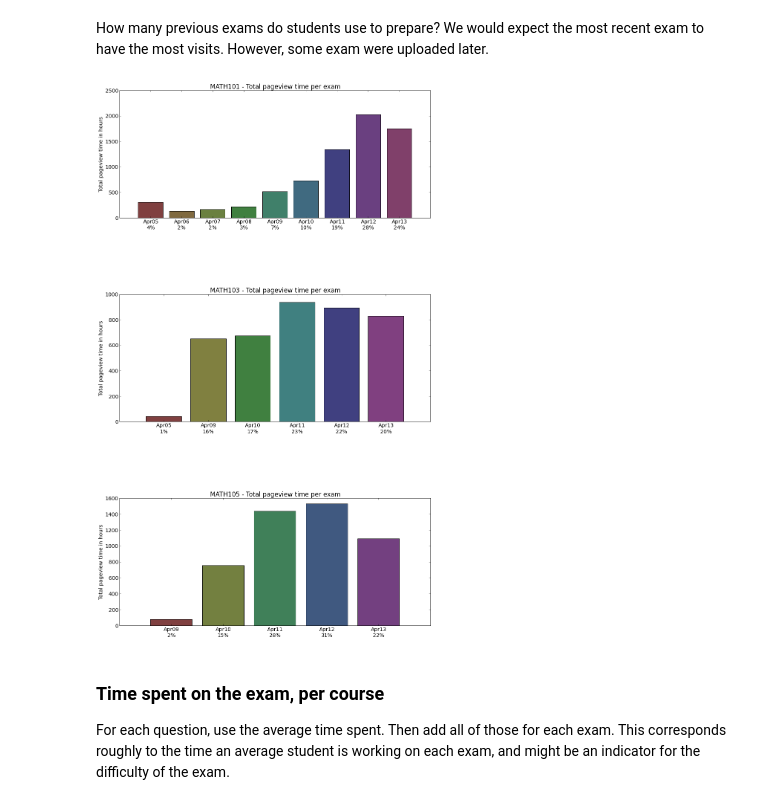
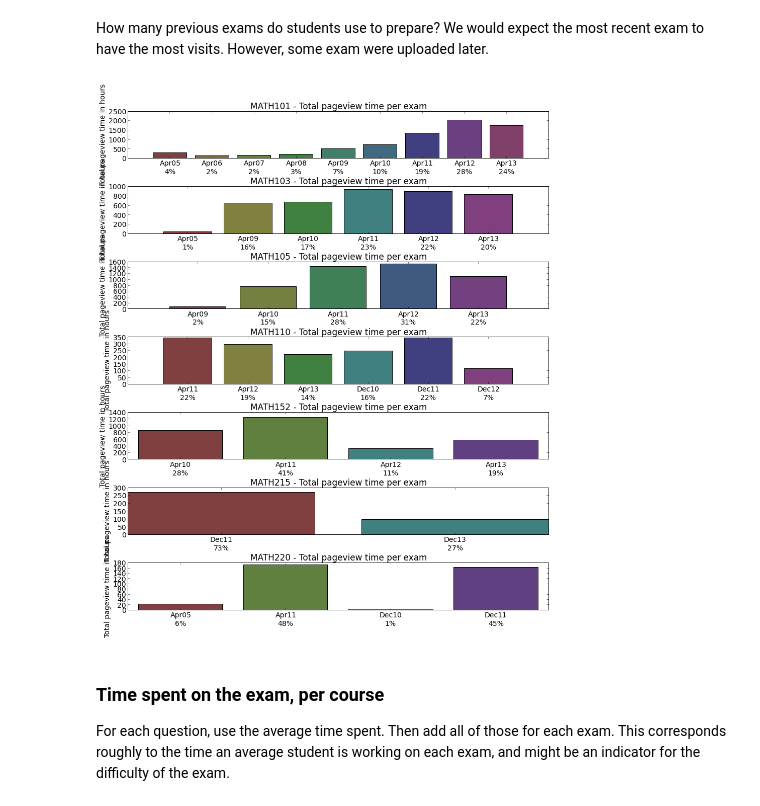
Before and after one commit to MathEducationResources/google-analytics, a Jupyter notebook: mer_py_google_analytics.ipynb, the cells around one changed output. Cells and saved outputs as stored; diff of their text form; code cells hidden in the pictures.

```diff
--- a/mer_py_google_analytics.ipynb
+++ b/mer_py_google_analytics.ipynb
@@ -139,13 +154,13 @@ How many previous exams do students use to prepare? We would expect the most rec
 # %%
 plt.figure(figsize(15,50))
 plt.subplots_adjust(hspace=0.6)
 for count,course in enumerate(list_courses(current_term_dict)):
-    plt.subplot(3,1,count+1)
+    plt.subplot(10,1,count+1)
     plot_visit_duration_dist(current_term_dict, course, 'bar')
 plt.subplots_adjust(left = 0.125, right= 0.9, bottom = 0.5, top = 0.9, wspace = 0.5, hspace = 0.6)
 plt.savefig('total_pageview_per_exam_101_103_105.png')
 # %% [output]
-[figure, old version]
+[figure, new version]
 # %% [markdown]
 ### Time spent on the exam, per course
 
```
Also changed, not shown: parts of 5 cells of this notebook, 1 other file.
